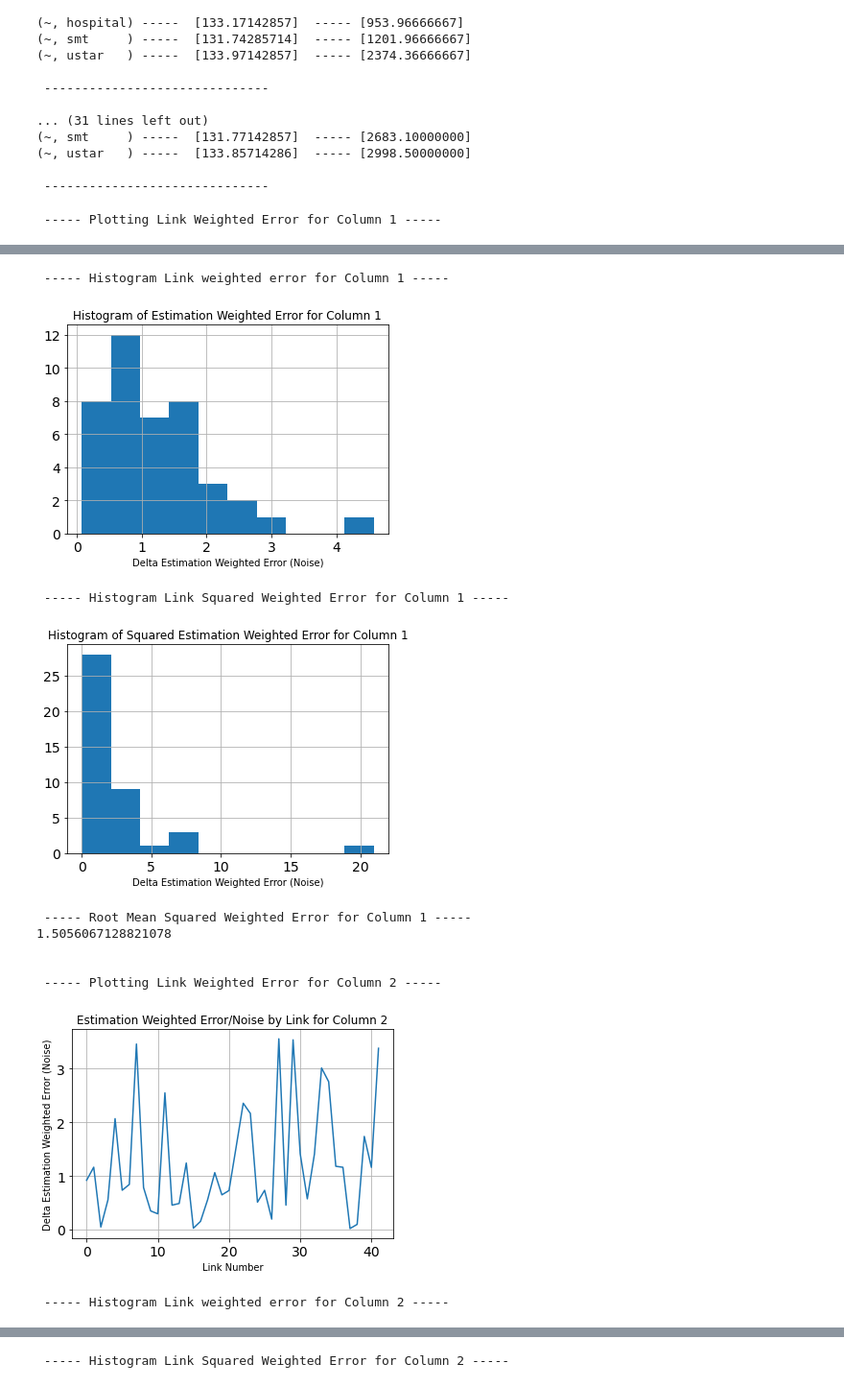
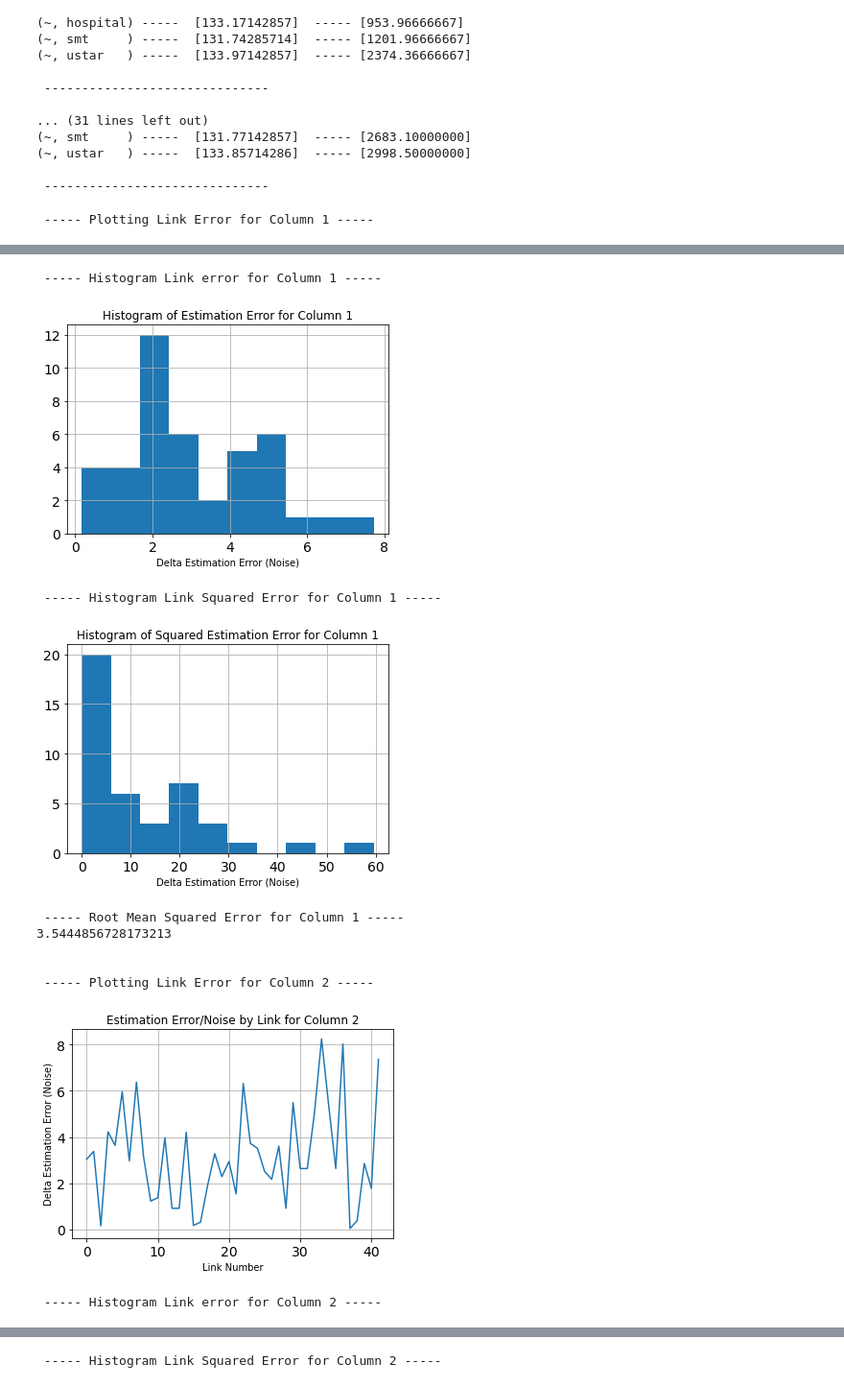
Before and after one commit to cjeng8771/shout_testing, a Jupyter notebook: error_estimation/lag_error_full.ipynb, the cells around one changed output, grey strips where cells are left out. Shown at 96% size. Cells and saved outputs as stored; diff of their text form; code cells hidden in the pictures.

Commit message:
working on weighted

```diff
--- a/error_estimation/lag_error_full.ipynb
+++ b/error_estimation/lag_error_full.ipynb
@@ -590,11 +562,12 @@ snr_2 = make_snr_vecs(2,links)
 snr_3 = make_snr_vecs(3,links)
 snr_4 = make_snr_vecs(4,links)
 
-m_snr_1 = max(snr_1)
-m_snr_2 = max(snr_2)
-m_snr_3 = max(snr_3)
-m_snr_4 = max(snr_4)
+m_snr_1 = np.mean(snr_1)
+m_snr_2 = np.mean(snr_2)
+m_snr_3 = np.mean(snr_3)
+m_snr_4 = np.mean(snr_4)
 
+# each snr should sum to 1
 snr_1 = snr_1 / m_snr_1
 snr_2 = snr_2 / m_snr_2
 snr_3 = snr_3 / m_snr_3
@@ -621,10 +594,12 @@ Column 3, Section 5, Index 2 -- 936.0
 # RUNNING ALL COLS #
 ####################
 
-e_est_1, T_est_1, estimate_1 = find_e_vector(delta_1,pinvA,rx_names)
-e_est_2, T_est_2, estimate_2 = find_e_vector(delta_2,pinvA,rx_names)
-e_est_3, T_est_3, estimate_3 = find_e_vector(delta_3,pinvA,rx_names)
-e_est_4, T_est_4, estimate_4 = find_e_vector(delta_4,pinvA,rx_names)
+## Set weighted=0 for unweighted (without SNR), set weighted=1 for weighted (with SNR) ##
+
+e_est_1, T_est_1, estimate_1 = find_e_vector(delta_1,A,pinvA,rx_names,snr_1,weighted=0)
+e_est_2, T_est_2, estimate_2 = find_e_vector(delta_2,A,pinvA,rx_names,snr_2,weighted=0)
+e_est_3, T_est_3, estimate_3 = find_e_vector(delta_3,A,pinvA,rx_names,snr_3,weighted=0)
+e_est_4, T_est_4, estimate_4 = find_e_vector(delta_4,A,pinvA,rx_names,snr_4,weighted=0)
 # %%
 ####################
 # PRINTING COLS    #
@@ -668,16 +643,9 @@ print('\n ------------------------------ \n')
 # Squared error histogram should be comparable to Chi Squared Distribution
 # Link with example Chi Squared Distribution: https://www.stat.berkeley.edu/~stark/Java/Html/SampleChi.htm
 
-## ======= Uncomment this section to analyze least square error ======= ##
-# RMSE_1 = least_sq_error(1,estimate_1,delta_1,A,links)
-# RMSE_2 = least_sq_error(2,estimate_2,delta_2,A,links)
-# RMSE_3 = least_sq_error(3,estimate_3,delta_3,A,links)
-# RMSE_4 = least_sq_error(4,estimate_4,delta_4,A,links)
-
-## ======= Uncomment this section to analyze weighted least square error ======= ##
-RMSE_1 = w_least_sq_error(1,estimate_1,delta_1,snr_1,A,links)
-RMSE_2 = w_least_sq_error(2,estimate_2,delta_2,snr_2,A,links)
-RMSE_3 = w_least_sq_error(3,estimate_3,delta_3,snr_3,A,links)
-RMSE_4 = w_least_sq_error(4,estimate_4,delta_4,snr_4,A,links)
+RMSE_1 = least_sq_error(1,estimate_1,delta_1,A,links)
+RMSE_2 = least_sq_error(2,estimate_2,delta_2,A,links)
+RMSE_3 = least_sq_error(3,estimate_3,delta_3,A,links)
+RMSE_4 = least_sq_error(4,estimate_4,delta_4,A,links)
 # %% [output]
- ----- Plotting Link Weighted Error for Column 1 -----
+ ----- Plotting Link Error for Column 1 -----
@@ -685,11 +653,11 @@ RMSE_4 = w_least_sq_error(4,estimate_4,delta_4,snr_4,A,links)
- ----- Histogram Link weighted error for Column 1 -----
+ ----- Histogram Link error for Column 1 -----
-[figure, old version]
+[figure, new version]
- ----- Histogram Link Squared Weighted Error for Column 1 -----
+ ----- Histogram Link Squared Error for Column 1 -----
-[figure, old version]
+[figure, new version]
- ----- Root Mean Squared Weighted Error for Column 1 -----
-1.5056067128821078
+ ----- Root Mean Squared Error for Column 1 -----
+3.5444856728173213
 
 
- ----- Plotting Link Weighted Error for Column 2 -----
+ ----- Plotting Link Error for Column 2 -----
-[figure, old version]
+[figure, new version]
- ----- Histogram Link weighted error for Column 2 -----
+ ----- Histogram Link error for Column 2 -----
@@ -697 +665 @@ RMSE_4 = w_least_sq_error(4,estimate_4,delta_4,snr_4,A,links)
- ----- Histogram Link Squared Weighted Error for Column 2 -----
+ ----- Histogram Link Squared Error for Column 2 -----
```
Also changed, not shown: parts of 5 cells of this notebook, 4 other files.
